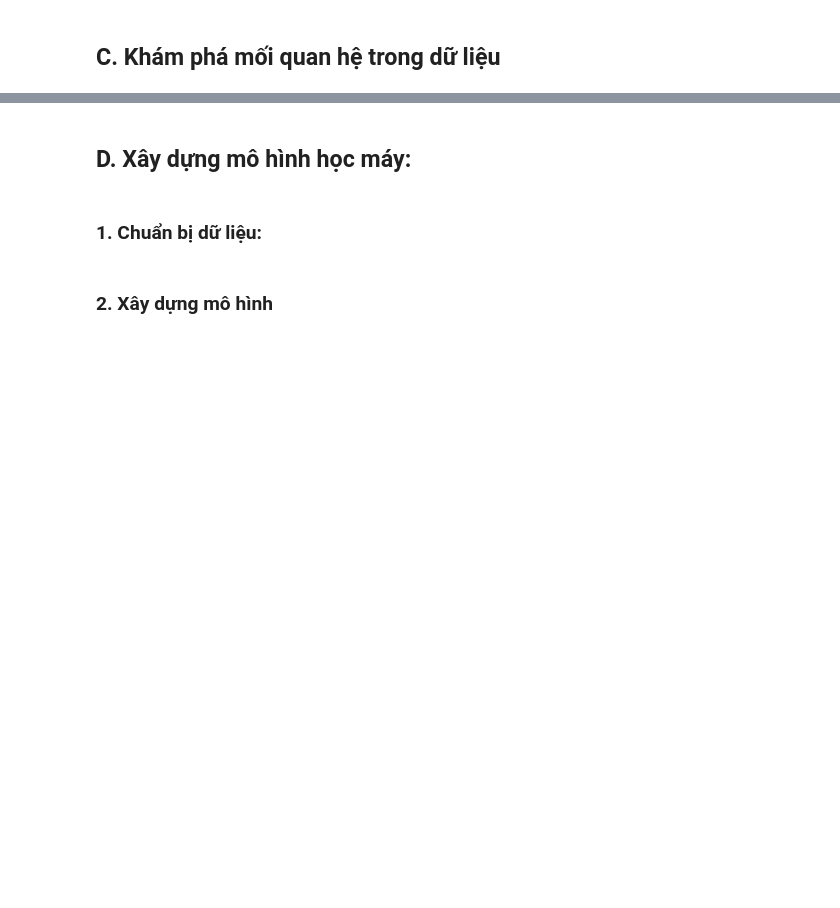
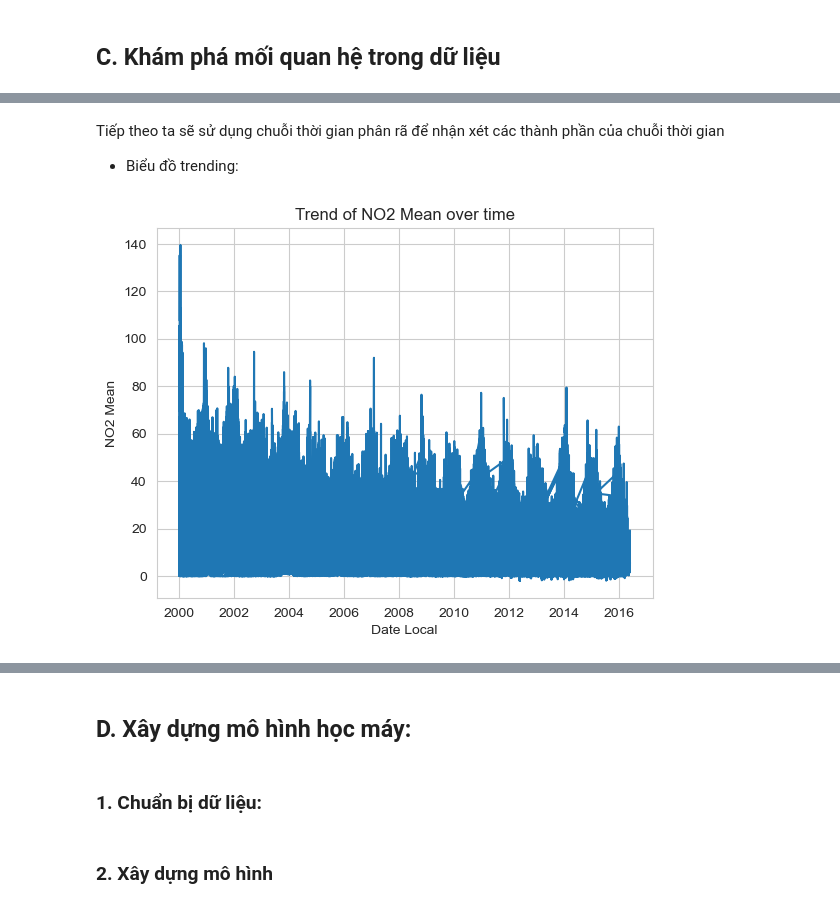
Before and after one commit to tungbtt/Lab02_DV, a Jupyter notebook: lab02.ipynb, the cells around one changed output, grey strips where cells are left out. Cells and saved outputs as stored; diff of their text form; code cells hidden in the pictures; blank space fills up the shorter version.

Commit message:
Mối quan hệ giữa NO2 Mean và Date Local
Mối quan hệ giữa NO2 Mean và Date Local

```diff
--- a/lab02.ipynb
+++ b/lab02.ipynb
@@ -217,0 +256,13 @@ df[set(df.columns)-set(numeric_cols)].describe()
+# %% [markdown]
+Tiếp theo ta sẽ sử dụng chuỗi thời gian phân rã để nhận xét các thành phần của chuỗi thời gian
+- Biểu đồ trending:
+# %%
+df['Year'] = pd.DatetimeIndex(df['Date_Local']).year
+df['Month'] = pd.DatetimeIndex(df['Date_Local']).month
+plt.plot(df['Date_Local'], df['NO2_Mean'])
+plt.xlabel('Date Local')
+plt.ylabel('NO2 Mean')
+plt.title('Trend of NO2 Mean over time')
+plt.show()
+# %% [output]
+[figure, added]
```
Also changed, not shown: parts of 15 cells of this notebook.
